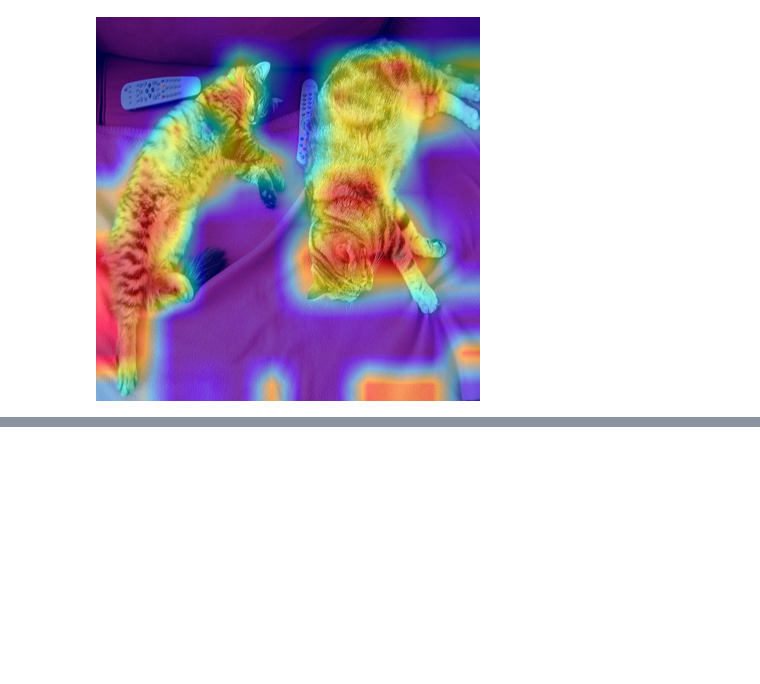
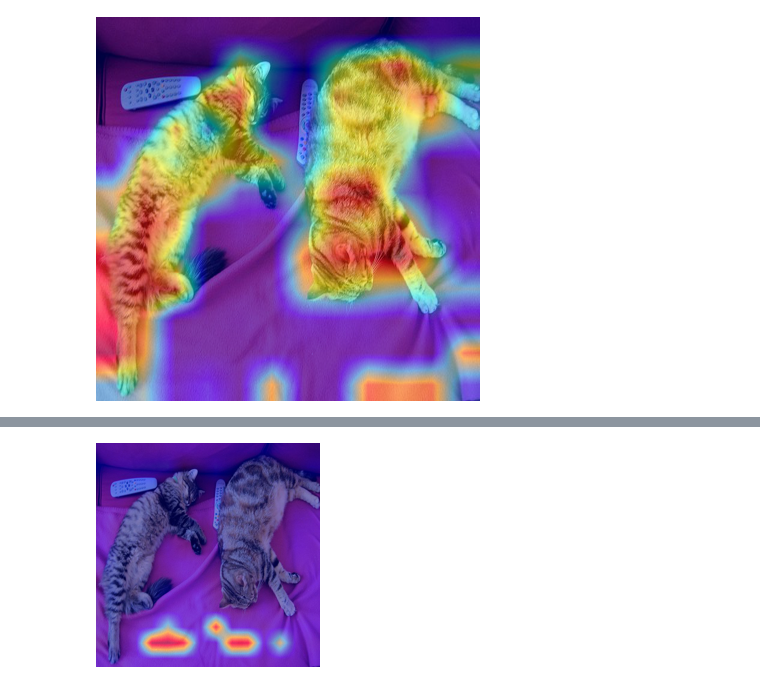
Before and after one commit to houzeyu2683/notebook, a Jupyter notebook: Deep_Learning_Model_Visualization.ipynb, the cells around one changed output, grey strips where cells are left out. Drawn from its saved outputs; the diff is of its cells as text; code cells hidden in the pictures; blank space fills up the shorter version.

```diff
--- a/Deep_Learning_Model_Visualization.ipynb
+++ b/Deep_Learning_Model_Visualization.ipynb
@@ -36,6 +31,7 @@ class Tube(torch.nn.Module):
     def __init__(self, model):
         super().__init__()
         self.model = model
+        return
 
     def forward(self, x):
         y = self.model(x).logits
@@ -105,0 +101,11 @@ PIL.Image.fromarray(visualization)
+# %%
+engine = pytorch_grad_cam.GradCAM(
+    model=Tube(model),
+    target_layers=[model.vit.encoder.layer[-2].output],
+    reshape_transform=getInverse
+)
+# %%
+gradient = getGradient(engine=engine, image=image, target=None)
+visualizeGradient(image=image, gradient=gradient)
+# %% [output]
+[figure, added]
```
Also changed, not shown: parts of 10 cells of this notebook, 1 other file.
